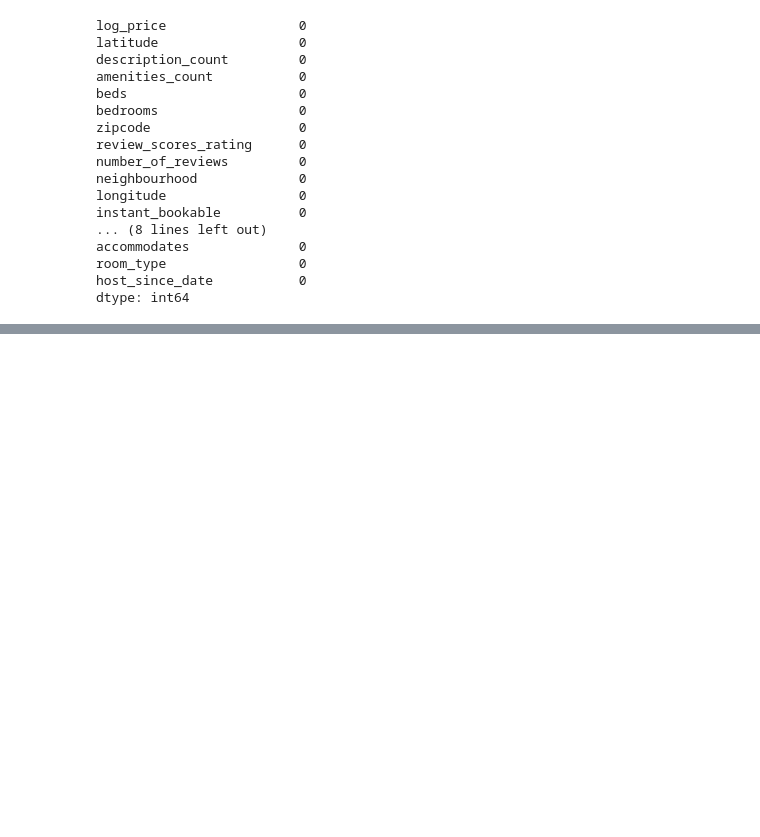
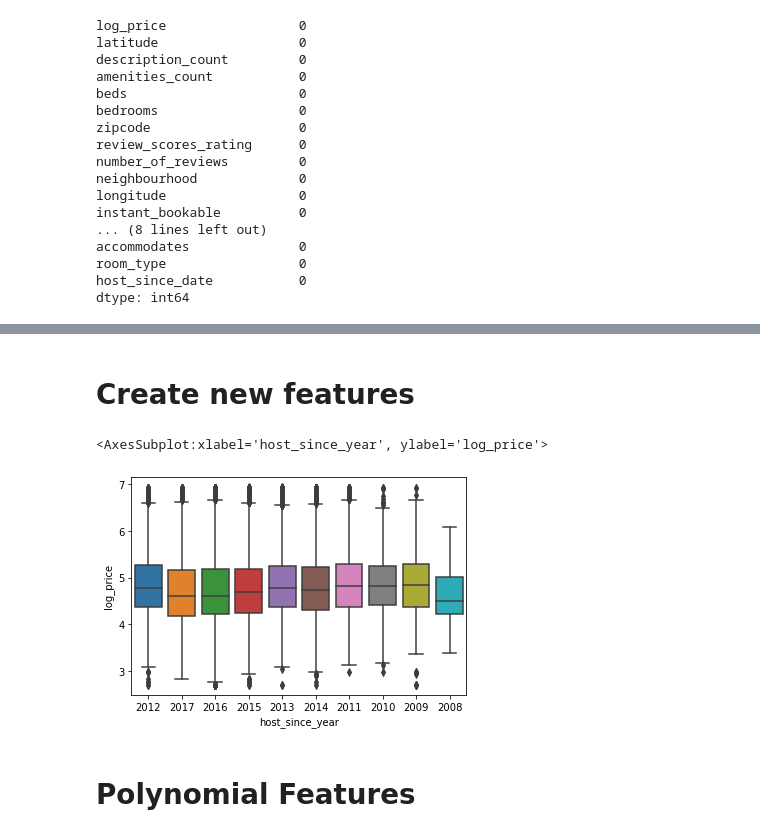
Before and after one commit to phantommarheaven7621/AirBnB-price-prediction, a Jupyter notebook: AirBnb_Price _Prediction.ipynb, the cells around one changed output, grey strips where cells are left out. Drawn from its saved outputs; the diff is of its cells as text; code cells hidden in the pictures; blank space fills up the shorter version.

Commit message:
Create new features and Add polynomial features

```diff
--- a/AirBnb_Price _Prediction.ipynb
+++ b/AirBnb_Price _Prediction.ipynb
@@ -432,0 +429,12 @@ for col in cat_cols:
+# %% [markdown]
+# Create new features
+# %%
+df['host_since_year'] = df['host_since_date'].apply(lambda x: str(x.year))
+df.drop(['host_since_date'], axis=1, inplace=True)
+# %%
+sns.boxplot(data=df, x='host_since_year', y='log_price')
+# %% [output]
+<AxesSubplot:xlabel='host_since_year', ylabel='log_price'>
+[figure, added]
+# %% [markdown]
+# Polynomial Features
```
Also changed, not shown: parts of 26 cells of this notebook.
